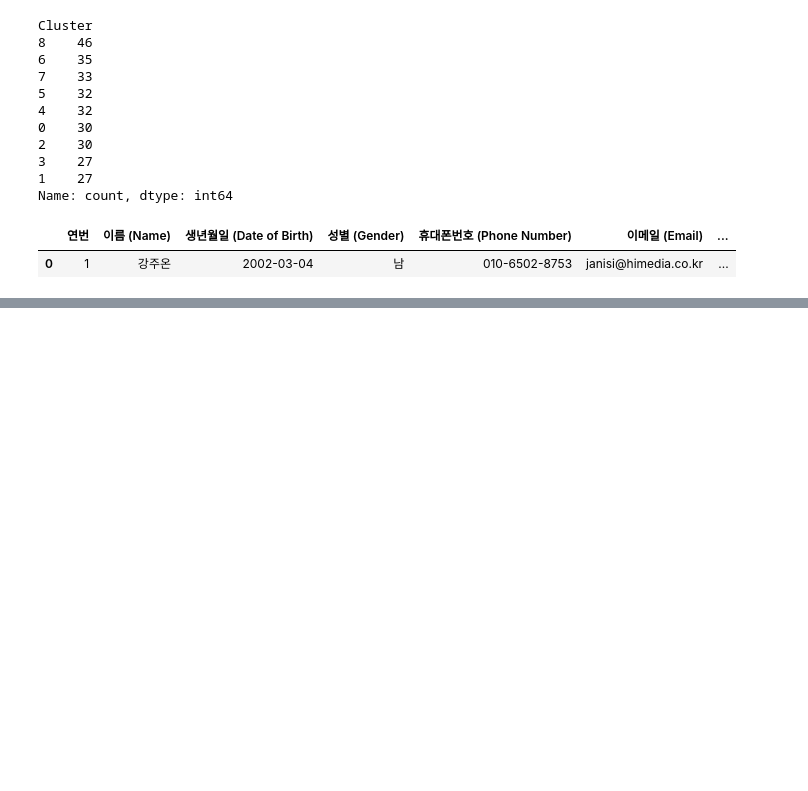
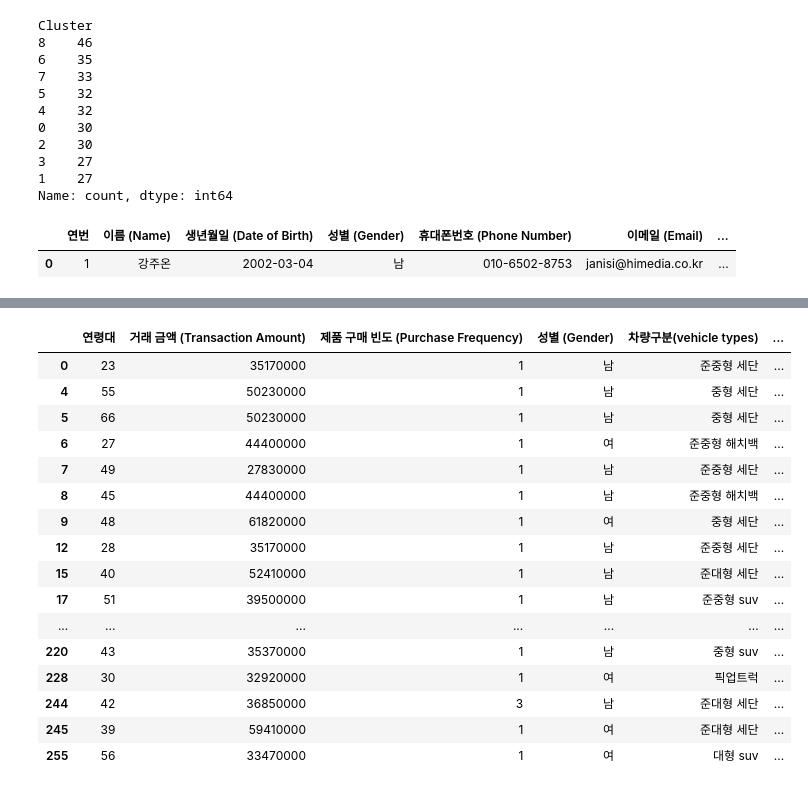
Before and after one commit to Coding-Supremacy/customer_mini, a Jupyter notebook: ho.ipynb, the cells around one changed output, grey strips where cells are left out. Cells and saved outputs as stored; diff of their text form; code cells hidden in the pictures; blank space fills up the shorter version.

```diff
--- a/ho.ipynb
+++ b/ho.ipynb
@@ -175,0 +178,3 @@ df.head(1)
+# %%
+car_features=["성별 (Gender)","차량구분(vehicle types)","거래 방식 (Transaction Method)","제품 출시년월 (Launch Date)","제품 구매 날짜 (Purchase Date)"]
+num_features=["연령대","거래 금액 (Transaction Amount)","제품 구매 빈도 (Purchase Frequency)"]
@@ -175,0 +320,2 @@ df.head(1)
+# %%
+feature_columns = num_features + car_features
@@ -175,0 +373,20 @@ df.head(1)
+# %%
+df.loc[df["Cluster"]==8,][feature_columns]
+# %% [output]
+|  | 연령대 | 거래 금액 (Transaction Amount) | 제품 구매 빈도 (Purchase Frequency) | 성별 (Gender) | 차량구분(vehicle types) | ... |
+| 0 | 23 | 35170000 | 1 | 남 | 준중형 세단 | ... |
+| 4 | 55 | 50230000 | 1 | 남 | 중형 세단 | ... |
+| 5 | 66 | 50230000 | 1 | 남 | 중형 세단 | ... |
+| 6 | 27 | 44400000 | 1 | 여 | 준중형 해치백 | ... |
+| 7 | 49 | 27830000 | 1 | 남 | 준중형 세단 | ... |
+| 8 | 45 | 44400000 | 1 | 남 | 준중형 해치백 | ... |
+| 9 | 48 | 61820000 | 1 | 여 | 중형 세단 | ... |
+| 12 | 28 | 35170000 | 1 | 남 | 준중형 세단 | ... |
+| 15 | 40 | 52410000 | 1 | 남 | 준대형 세단 | ... |
+| 17 | 51 | 39500000 | 1 | 남 | 준중형 suv | ... |
+| ... | ... | ... | ... | ... | ... | ... |
+| 220 | 43 | 35370000 | 1 | 남 | 중형 suv | ... |
+| 228 | 30 | 32920000 | 1 | 여 | 픽업트럭 | ... |
+| 244 | 42 | 36850000 | 3 | 남 | 준대형 세단 | ... |
+| 245 | 39 | 59410000 | 1 | 여 | 준대형 세단 | ... |
+| 255 | 56 | 33470000 | 1 | 여 | 대형 suv | ... |
```
Also changed, not shown: parts of 31 cells of this notebook, 2 other files.
